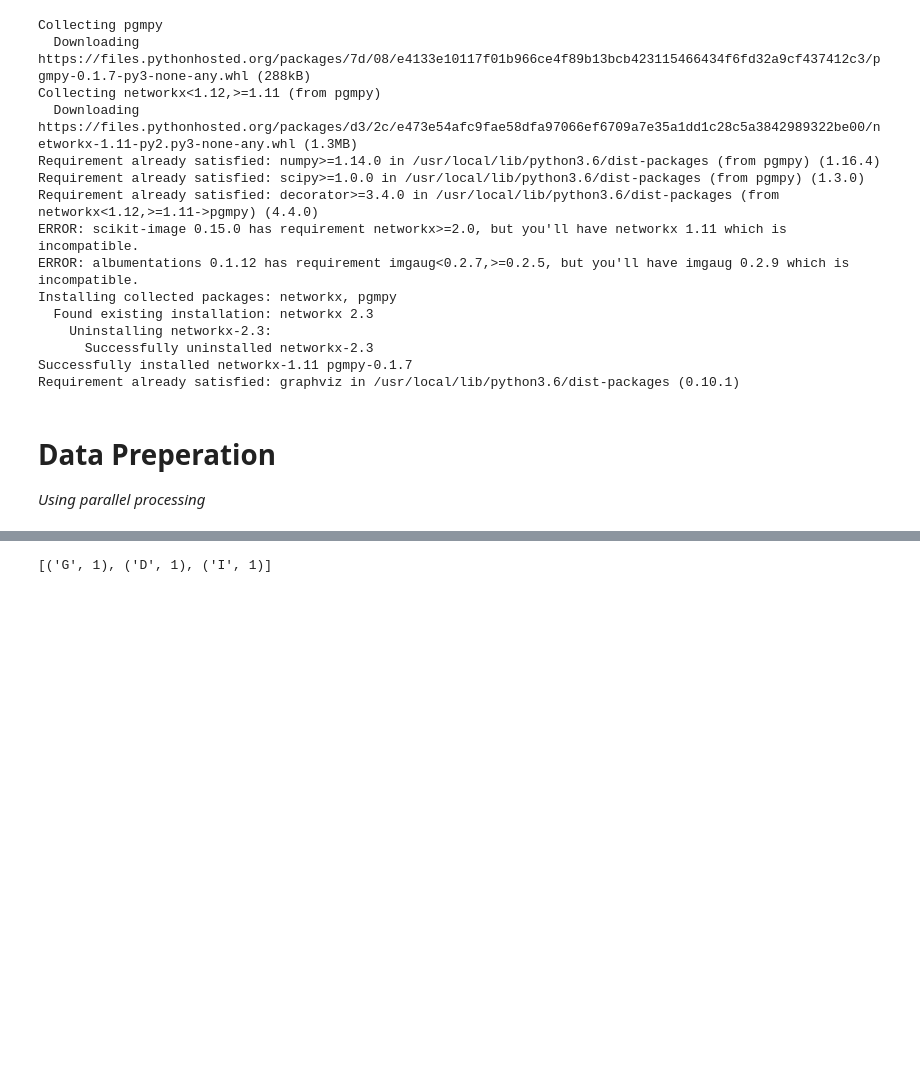
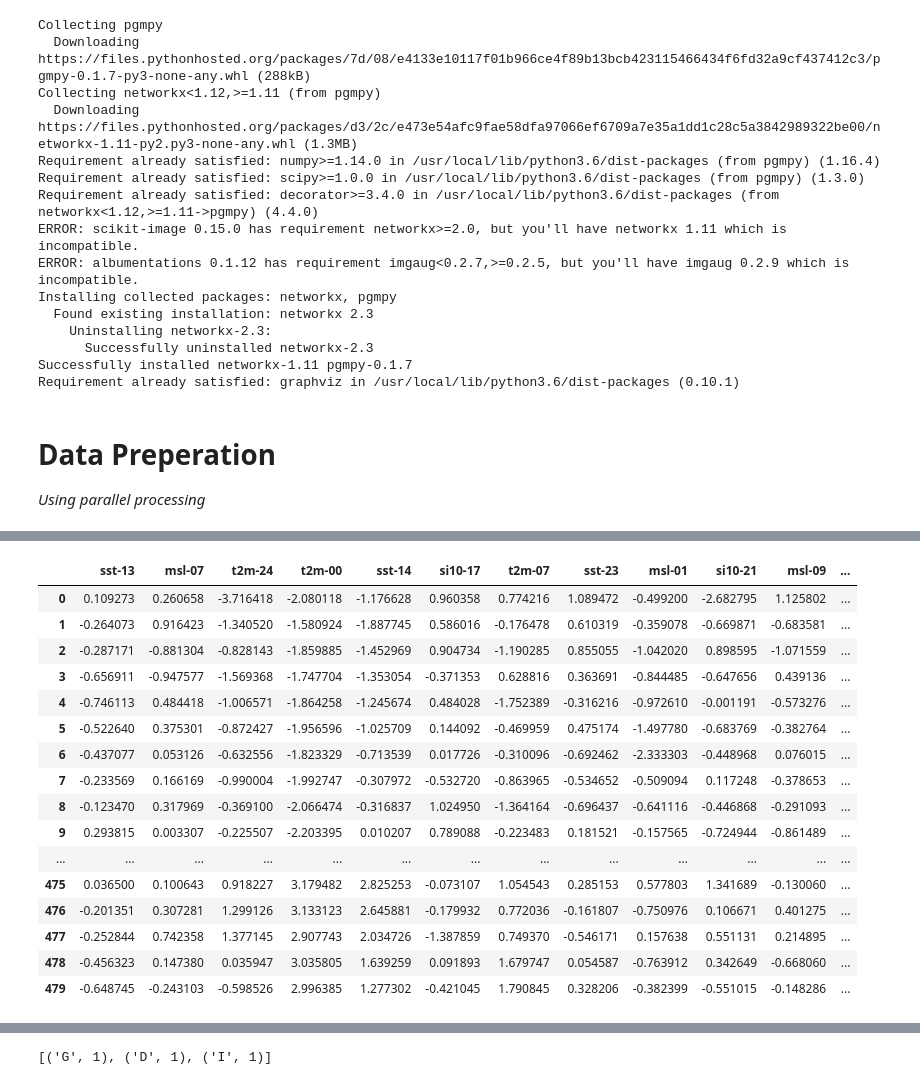
Before and after one commit to Achuna/Climate-Data-UMBC-Summer-Research, a Jupyter notebook: Notebooks/(Time_Slices)_Dynamic_Bayesian_Networks.ipynb, the cells around one changed output, grey strips where cells are left out. Cells and saved outputs as stored; diff of their text form; code cells hidden in the pictures; blank space fills up the shorter version.

```diff
--- a/Notebooks/(Time_Slices)_Dynamic_Bayesian_Networks.ipynb
+++ b/Notebooks/(Time_Slices)_Dynamic_Bayesian_Networks.ipynb
@@ -122 +122,82 @@ Saving eof_ts_t2m-24 to eof_ts_t2m-24
 480 rows × 12 columns
+# %%
+def renameColumn(column, appendString):
+  return column +"_"+ appendString
+
+#take column and shift it downwards with lag = n, creating a new column
+def timeLag(dataframe, variables = [], maxLag = 4, loopBack = True, replaceNaN = None): #lag in months*
+
+  data = dataframe.copy() #make a copy of dataframe
+  for variable in variables:
+
+    columnData = pd.DataFrame(dataframe[variable]) #look at the column we want to shift
+
+    if(loopBack):
+      for i in range(1, maxLag+1):
+        tempLag = np.roll(columnData , i) #cycling dataframe
+
+        newCol = pd.DataFrame(tempLag)
+        newName = renameColumn(variable, str(i))
+        data[newName] = newCol
+
+    else:
+      for i in range(1, maxLag+1):
+        tempLag = columnData.shift(i)
+
+        newCol = pd.DataFrame(tempLag)
+
+        #optional: replace NaN values with your own value
+        if(replaceNaN is not None):
+          newCol = newCol.fillna(value=replaceNaN)
+
+        newName = renameColumn(variable, str(i))
+        data[newName] = newCol
+  return data
+
+
+def getLag(string):
+  if "_" in string:
+    return str(string[string.rfind('_')+1 : len(string)])
+  else:
+    return str(0)
+
+def withoutLag(string):
+  if "_" in string:
+    return str(string[0: string.rfind('_')])
+
+def getLocation(string):
+  if '_' in string:
+    return str(string[string.rfind('-')+1 : string.rfind('_')])
+  else:
+    return str(string[string.rfind('-')+1 : len(string)])
+
+def getCurrentNodes(columns):
+  nodes = []
+  for n in columns:
+    if '_' not in n: nodes.append(n)
+  return nodes
+
+def isvalidPlacement(edge, alledges):
+  reverseEdge = (edge[1], edge[0])
+  return edge not in alledges and reverseEdge not in alledges
+
+lagData = timeLag(df, df.columns, 3, False, None)
+lagData
+# %% [output]
+|  | sst-13 | msl-07 | t2m-24 | t2m-00 | sst-14 | si10-17 | t2m-07 | sst-23 | msl-01 | si10-21 | msl-09 | ... |
+| 0 | 0.109273 | 0.260658 | -3.716418 | -2.080118 | -1.176628 | 0.960358 | 0.774216 | 1.089472 | -0.499200 | -2.682795 | 1.125802 | ... |
+| 1 | -0.264073 | 0.916423 | -1.340520 | -1.580924 | -1.887745 | 0.586016 | -0.176478 | 0.610319 | -0.359078 | -0.669871 | -0.683581 | ... |
+| 2 | -0.287171 | -0.881304 | -0.828143 | -1.859885 | -1.452969 | 0.904734 | -1.190285 | 0.855055 | -1.042020 | 0.898595 | -1.071559 | ... |
+| 3 | -0.656911 | -0.947577 | -1.569368 | -1.747704 | -1.353054 | -0.371353 | 0.628816 | 0.363691 | -0.844485 | -0.647656 | 0.439136 | ... |
+| 4 | -0.746113 | 0.484418 | -1.006571 | -1.864258 | -1.245674 | 0.484028 | -1.752389 | -0.316216 | -0.972610 | -0.001191 | -0.573276 | ... |
+| 5 | -0.522640 | 0.375301 | -0.872427 | -1.956596 | -1.025709 | 0.144092 | -0.469959 | 0.475174 | -1.497780 | -0.683769 | -0.382764 | ... |
+| 6 | -0.437077 | 0.053126 | -0.632556 | -1.823329 | -0.713539 | 0.017726 | -0.310096 | -0.692462 | -2.333303 | -0.448968 | 0.076015 | ... |
+| 7 | -0.233569 | 0.166169 | -0.990004 | -1.992747 | -0.307972 | -0.532720 | -0.863965 | -0.534652 | -0.509094 | 0.117248 | -0.378653 | ... |
+| 8 | -0.123470 | 0.317969 | -0.369100 | -2.066474 | -0.316837 | 1.024950 | -1.364164 | -0.696437 | -0.641116 | -0.446868 | -0.291093 | ... |
+| 9 | 0.293815 | 0.003307 | -0.225507 | -2.203395 | 0.010207 | 0.789088 | -0.223483 | 0.181521 | -0.157565 | -0.724944 | -0.861489 | ... |
+| ... | ... | ... | ... | ... | ... | ... | ... | ... | ... | ... | ... | ... |
+| 475 | 0.036500 | 0.100643 | 0.918227 | 3.179482 | 2.825253 | -0.073107 | 1.054543 | 0.285153 | 0.577803 | 1.341689 | -0.130060 | ... |
+| 476 | -0.201351 | 0.307281 | 1.299126 | 3.133123 | 2.645881 | -0.179932 | 0.772036 | -0.161807 | -0.750976 | 0.106671 | 0.401275 | ... |
+| 477 | -0.252844 | 0.742358 | 1.377145 | 2.907743 | 2.034726 | -1.387859 | 0.749370 | -0.546171 | 0.157638 | 0.551131 | 0.214895 | ... |
+| 478 | -0.456323 | 0.147380 | 0.035947 | 3.035805 | 1.639259 | 0.091893 | 1.679747 | 0.054587 | -0.763912 | 0.342649 | -0.668060 | ... |
+| 479 | -0.648745 | -0.243103 | -0.598526 | 2.996385 | 1.277302 | -0.421045 | 1.790845 | 0.328206 | -0.382399 | -0.551015 | -0.148286 | ... |
```
Also changed, not shown: parts of 10 cells of this notebook.
